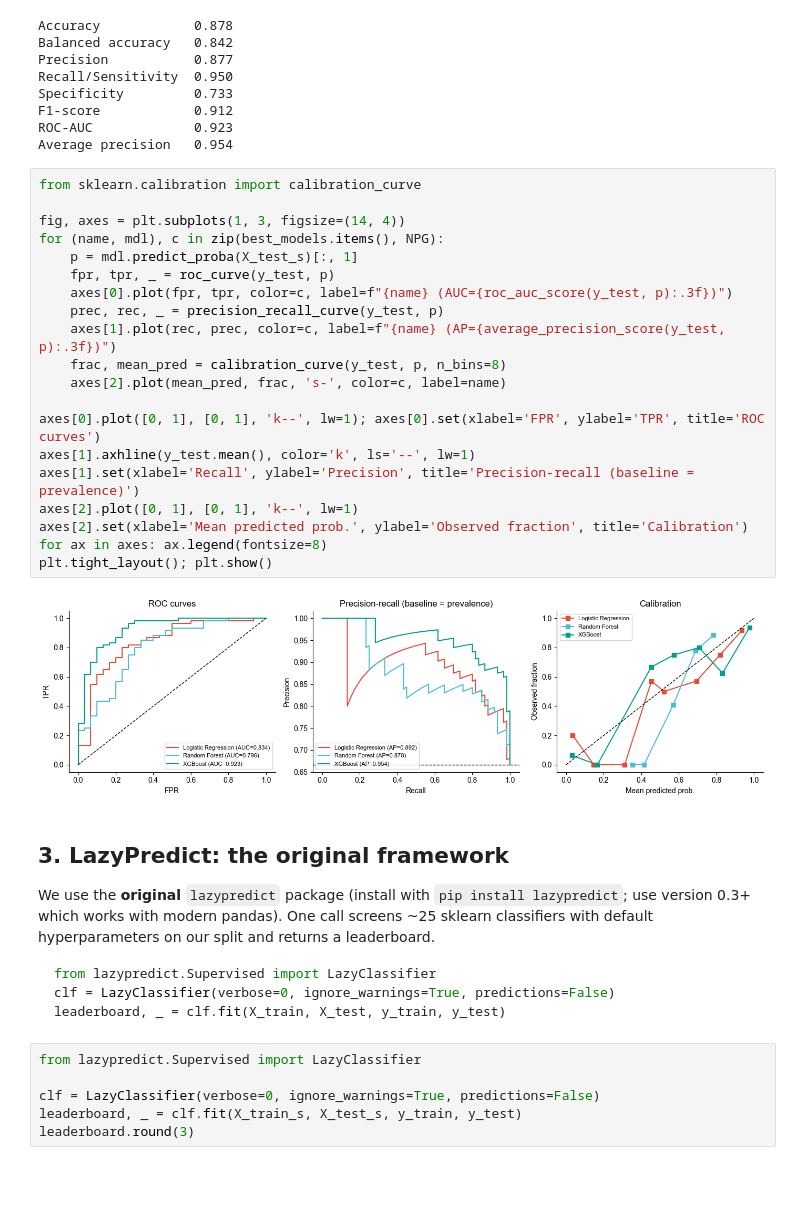
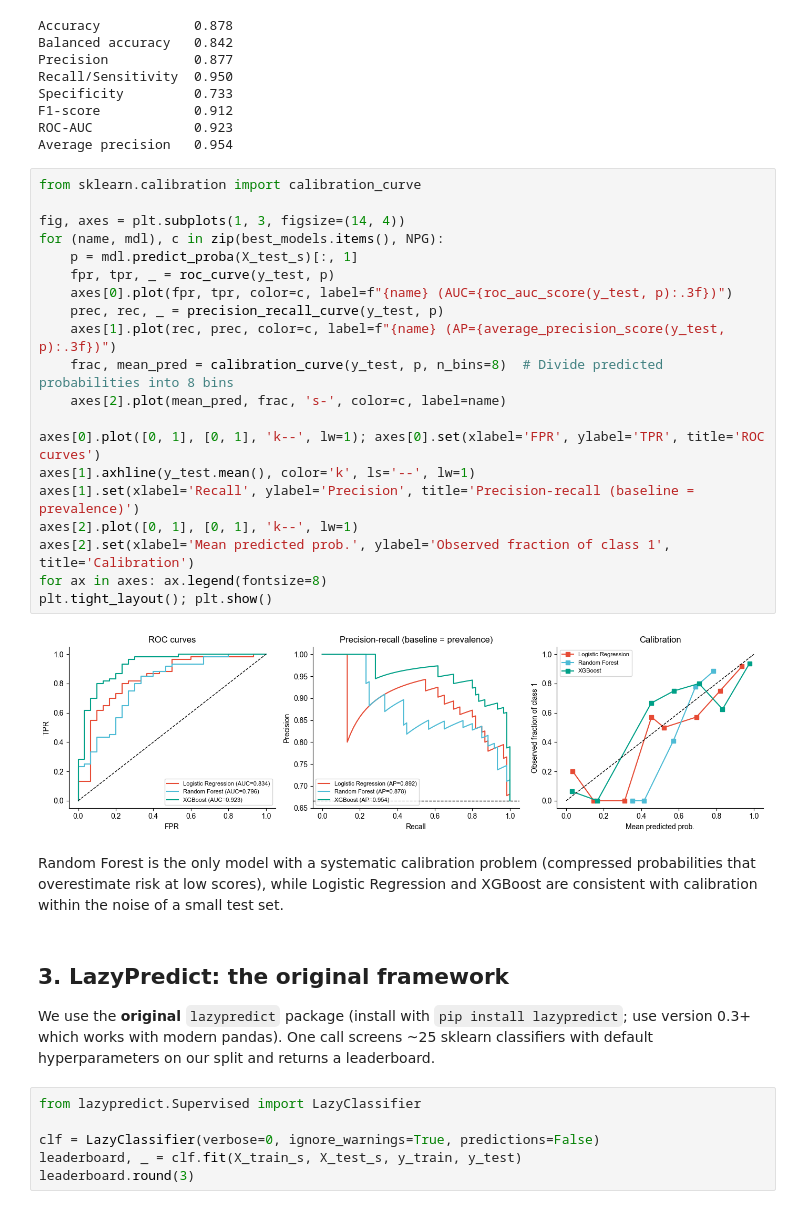
Before and after one commit to vladimirkovacevic/multiomics, a Jupyter notebook: notebooks/5_ML_intro.ipynb, the cells around one changed output. Cells and saved outputs as stored; diff of their text form; blank space fills up the shorter version.

````diff
--- a/notebooks/5_ML_intro.ipynb
+++ b/notebooks/5_ML_intro.ipynb
@@ -316,37 +317,33 @@ Average precision   0.954
 # %%
 from sklearn.calibration import calibration_curve
 
 fig, axes = plt.subplots(1, 3, figsize=(14, 4))
 for (name, mdl), c in zip(best_models.items(), NPG):
     p = mdl.predict_proba(X_test_s)[:, 1]
     fpr, tpr, _ = roc_curve(y_test, p)
     axes[0].plot(fpr, tpr, color=c, label=f"{name} (AUC={roc_auc_score(y_test, p):.3f})")
     prec, rec, _ = precision_recall_curve(y_test, p)
     axes[1].plot(rec, prec, color=c, label=f"{name} (AP={average_precision_score(y_test, p):.3f})")
-    frac, mean_pred = calibration_curve(y_test, p, n_bins=8)
+    frac, mean_pred = calibration_curve(y_test, p, n_bins=8)  # Divide predicted probabilities into 8 bins
     axes[2].plot(mean_pred, frac, 's-', color=c, label=name)
 
 axes[0].plot([0, 1], [0, 1], 'k--', lw=1); axes[0].set(xlabel='FPR', ylabel='TPR', title='ROC curves')
 axes[1].axhline(y_test.mean(), color='k', ls='--', lw=1)
 axes[1].set(xlabel='Recall', ylabel='Precision', title='Precision-recall (baseline = prevalence)')
 axes[2].plot([0, 1], [0, 1], 'k--', lw=1)
-axes[2].set(xlabel='Mean predicted prob.', ylabel='Observed fraction', title='Calibration')
+axes[2].set(xlabel='Mean predicted prob.', ylabel='Observed fraction of class 1', title='Calibration')
 for ax in axes: ax.legend(fontsize=8)
 plt.tight_layout(); plt.show()
 # %% [output]
-[figure, old version]
+[figure, new version]
+# %% [markdown]
+Random Forest is the only model with a systematic calibration problem (compressed probabilities that overestimate risk at low scores), while Logistic Regression and XGBoost are consistent with calibration within the noise of a small test set.
 # %% [markdown]
 ## 3. LazyPredict: the original framework
 
 We use the **original** `lazypredict` package (install with `pip install lazypredict`;
 use version 0.3+ which works with modern pandas). One call screens ~25 sklearn
 classifiers with default hyperparameters on our split and returns a leaderboard.
-
-```python
-from lazypredict.Supervised import LazyClassifier
-clf = LazyClassifier(verbose=0, ignore_warnings=True, predictions=False)
-leaderboard, _ = clf.fit(X_train, X_test, y_train, y_test)
-```
 # %%
 from lazypredict.Supervised import LazyClassifier
 
````
Also changed, not shown: parts of 5 cells of this notebook, 1 other file.
